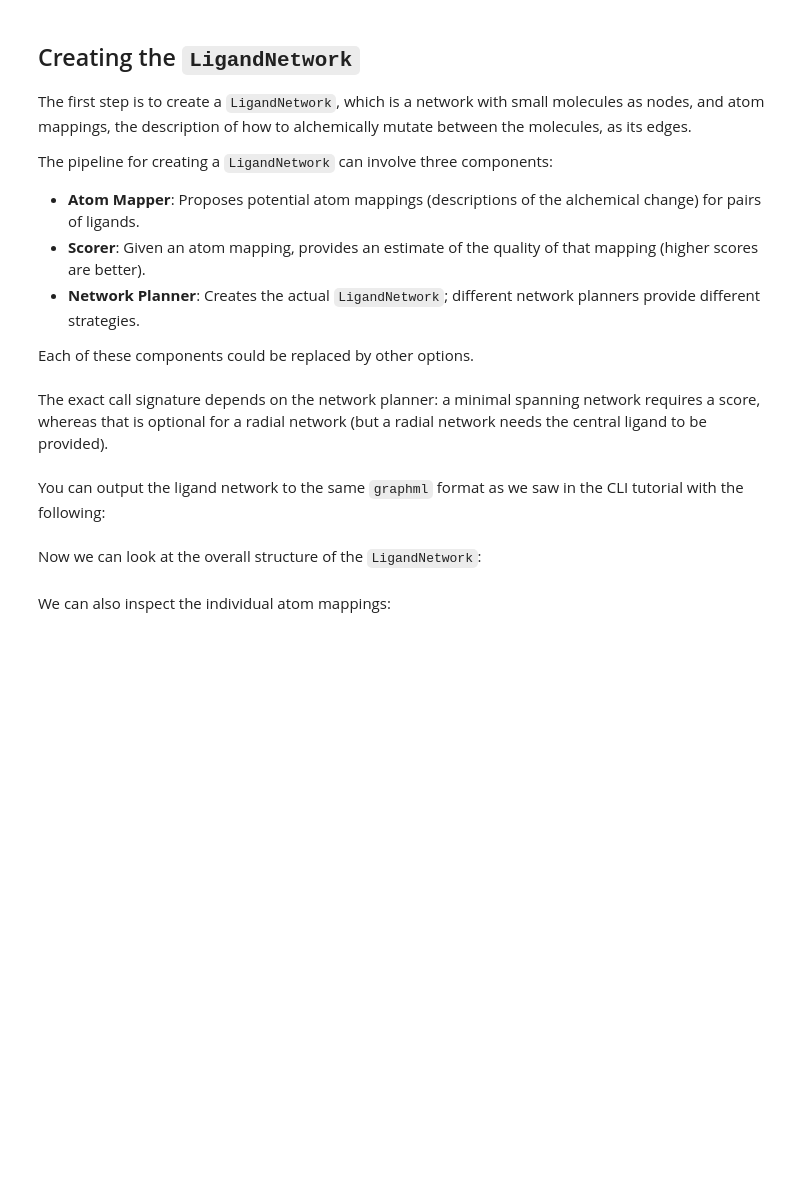
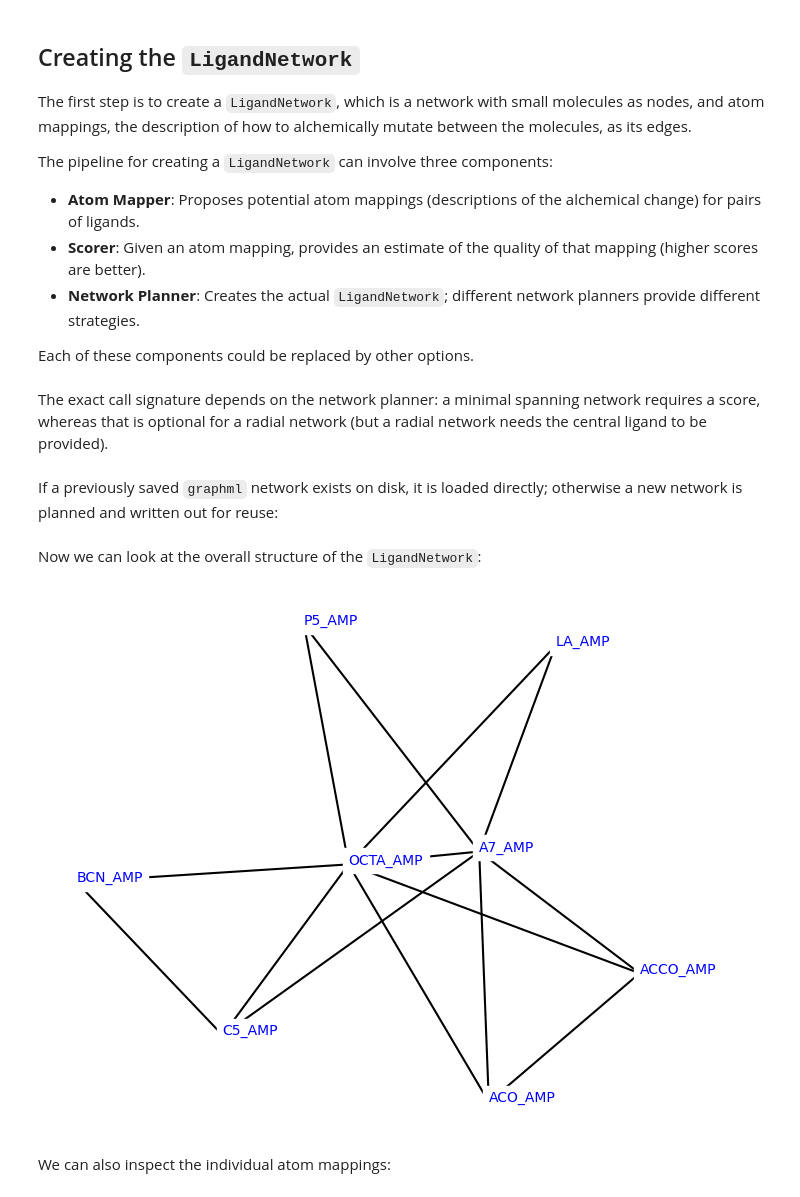
Before and after one commit to FridrichMethod/mdpp, a Jupyter notebook: examples/openfe/rbfe.ipynb, the cells around one changed output. Drawn from its saved outputs; the diff is of its cells as text; code cells hidden in the pictures; blank space fills up the shorter version.

```diff
--- a/examples/openfe/rbfe.ipynb
+++ b/examples/openfe/rbfe.ipynb
@@ -148,2 +232,0 @@ suppl = sorted(
-# %%
-ligands = [SmallMoleculeComponent(mol, name=mol.GetProp("_Name")) for mol in suppl]
@@ -167,6 +242,7 @@ we will charge the ligands using the `am1bcc` method from `ambertools` which is
 # %%
-charged_sdfs = sorted(CHARGED_DIR.glob("*.sdf"))
+charged_sdfs = sorted(CHARGED_LIGAND_DIR.glob("*.sdf"))
 if charged_sdfs:
+    assert len(charged_sdfs) == len(ligands)
     charged_ligands = [SmallMoleculeComponent.from_sdf_file(str(f)) for f in charged_sdfs]
 else:
     charge_settings = OpenFFPartialChargeSettings(
@@ -175,14 +251,14 @@ else:
 
     charged_ligands = bulk_assign_partial_charges(
         molecules=ligands,
-        overwrite=False,
+        overwrite=True,  # overwrite existing charges if exists
         method=charge_settings.partial_charge_method,
         toolkit_backend=charge_settings.off_toolkit_backend,
         generate_n_conformers=charge_settings.number_of_conformers,
         nagl_model=charge_settings.nagl_model,
-        processors=mp.cpu_count(),
+        processors=mp.cpu_count(),  # use all available cores; faster than one per ligand
     )
 
     for smc in charged_ligands:
-        sdf_path = CHARGED_DIR / f"{smc.name}.sdf"
+        sdf_path = CHARGED_LIGAND_DIR / f"{smc.name}.sdf"
         sdf_path.write_text(smc.to_sdf())
@@ -204,27 +317,33 @@ lomap_mapper = LomapAtomMapper(
     threed=True,  # Use atom positions to prune symmetric mappings
     max3d=1.0,  # Forbid mapping between atoms more than 1.0 Å apart
     element_change=True,  # Allow mappings that change an atoms element
-    seed="",  # Empty SMARTS string causes MCS search to start from scratch
+    seed=LOMAP_MAPPER_SEED,  # Empty SMARTS string causes MCS search to start from scratch
     shift=False,  # Keep pre-aligned atom positions for 3D position checks
 )
-kartograf_mapper = KartografAtomMapper(atom_map_hydrogens=True)
+kartograf_mapper = KartografAtomMapper()
 
 # Passing multiple atom mappers to the planner
 mappers = [lomap_mapper, kartograf_mapper]
 scorer = default_lomap_score
-network_planner = generate_lomap_network
+network_planner = generate_minimal_redundant_network
 # %% [markdown]
 The exact call signature depends on the network planner: a minimal spanning network requires a score, whereas that is optional for a radial network (but a radial network needs the central ligand to be provided).
 # %% [markdown]
-You can output the ligand network to the same `graphml` format as we saw in the CLI tutorial with the following:
+If a previously saved `graphml` network exists on disk, it is loaded directly; otherwise a new network is planned and written out for reuse:
 # %% [markdown]
 Now we can look at the overall structure of the `LigandNetwork`:
 # %%
-ligand_network = network_planner(ligands=charged_ligands, mappers=mappers, scorer=scorer)
-plot_atommapping_network(ligand_network)
+if LIGAND_NETWORK_PATH.exists():
+    graphml_str = LIGAND_NETWORK_PATH.read_text(encoding="utf-8")
+    ligand_network = openfe.LigandNetwork.from_graphml(graphml_str)
+else:
+    ligand_network = network_planner(ligands=charged_ligands, mappers=mappers, scorer=scorer)
+    with LIGAND_NETWORK_PATH.open("w", encoding="utf-8") as f:
+        f.write(ligand_network.to_graphml())
 
-with LIGAND_NETWORK_PATH.open("w", encoding="utf-8") as f:
-    f.write(ligand_network.to_graphml())
+_ = plot_atommapping_network(ligand_network)
+# %% [output]
+[figure, added]
 # %% [markdown]
 We can also inspect the individual atom mappings:
 # %% [markdown]
```
Also changed, not shown: parts of 18 cells of this notebook.
